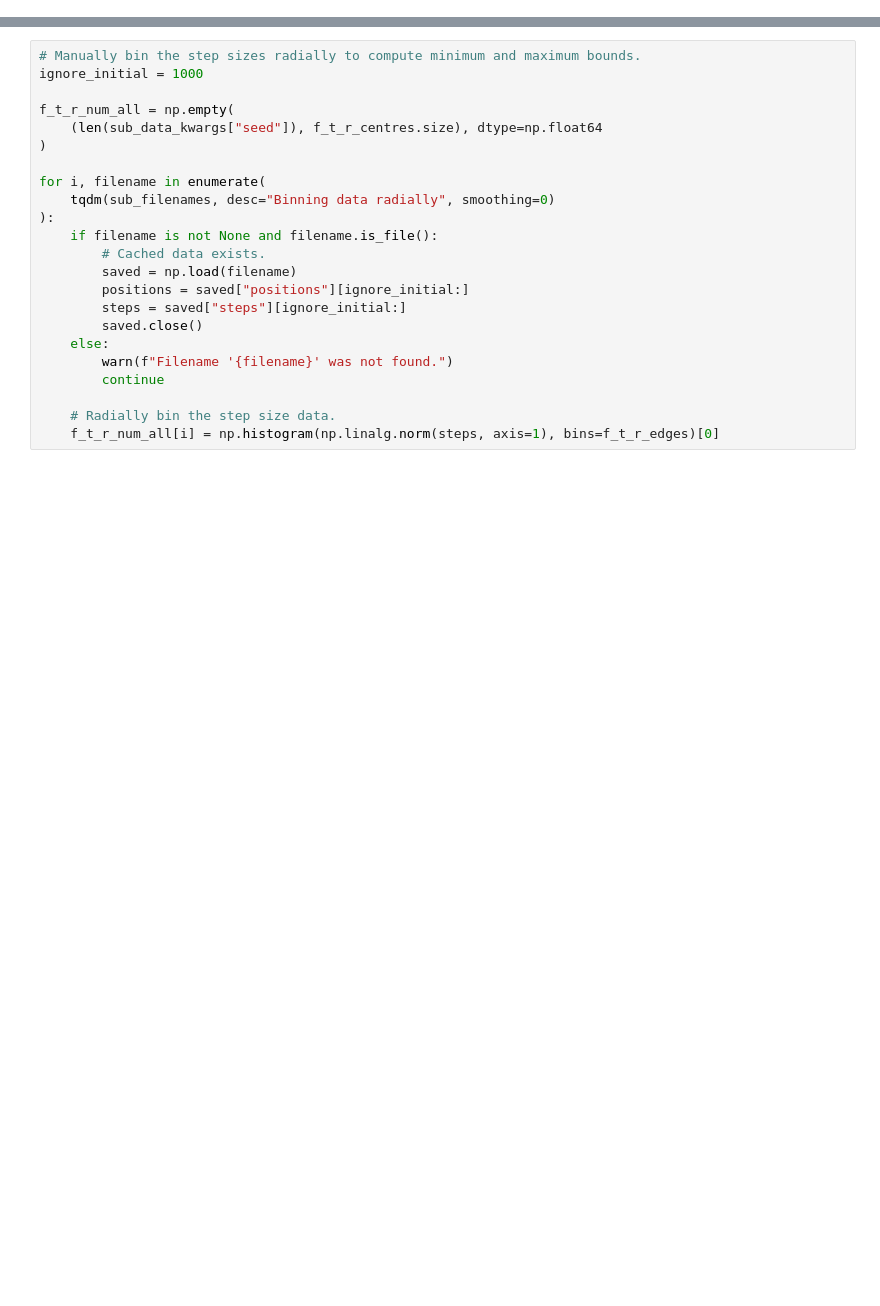
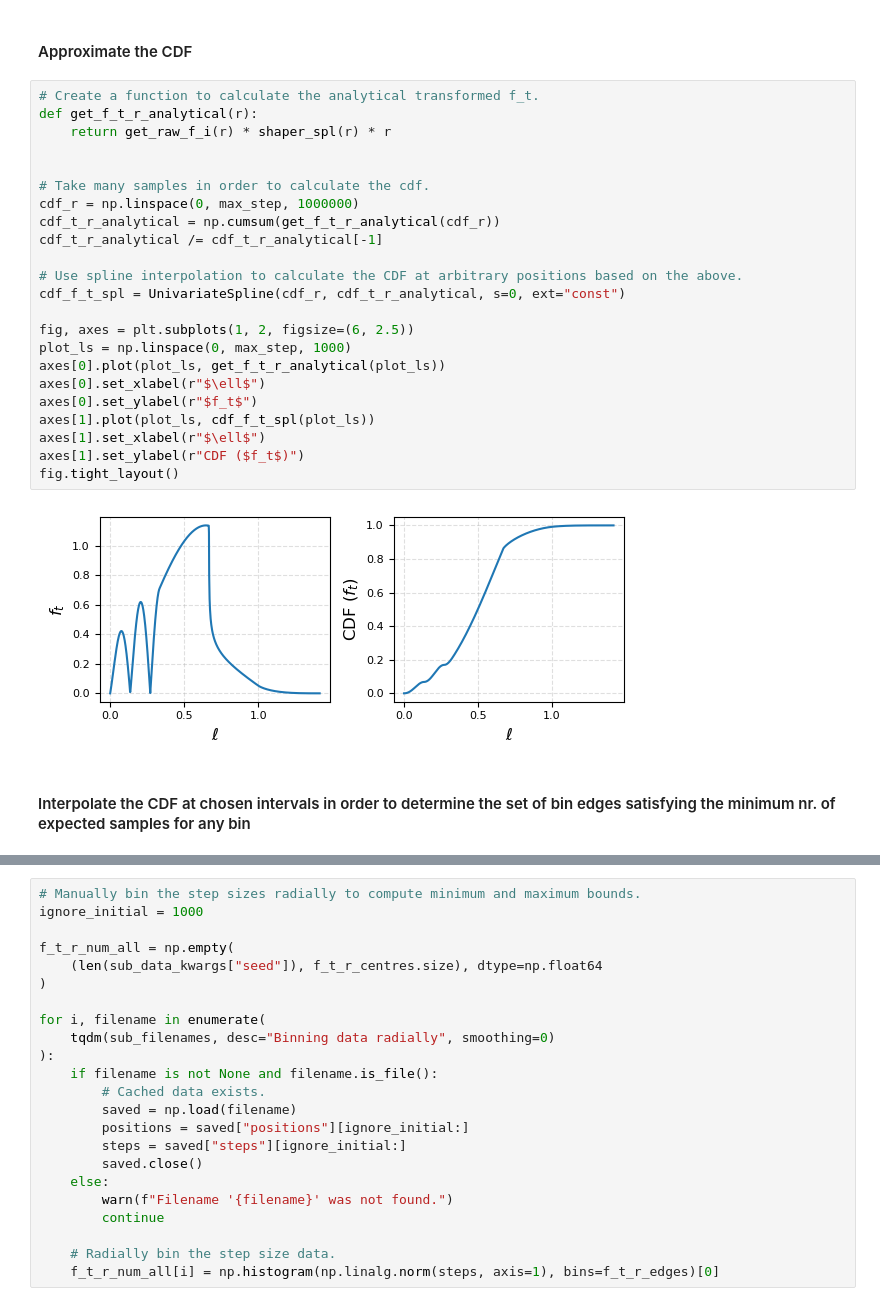
Before and after one commit to akuhnregnier/bounded-rand-walkers, a Jupyter notebook: examples/reconstruction_square.ipynb, the cells around one changed output, grey strips where cells are left out. Cells and saved outputs as stored; diff of their text form; blank space fills up the shorter version.

```diff
--- a/examples/reconstruction_square.ipynb
+++ b/examples/reconstruction_square.ipynb
@@ -54,0 +125,29 @@ data_kwargs = dict(
+# %% [markdown]
+#### Approximate the CDF
+# %%
+# Create a function to calculate the analytical transformed f_t.
+def get_f_t_r_analytical(r):
+    return get_raw_f_i(r) * shaper_spl(r) * r
+
+
+# Take many samples in order to calculate the cdf.
+cdf_r = np.linspace(0, max_step, 1000000)
+cdf_t_r_analytical = np.cumsum(get_f_t_r_analytical(cdf_r))
+cdf_t_r_analytical /= cdf_t_r_analytical[-1]
+
+# Use spline interpolation to calculate the CDF at arbitrary positions based on the above.
+cdf_f_t_spl = UnivariateSpline(cdf_r, cdf_t_r_analytical, s=0, ext="const")
+
+fig, axes = plt.subplots(1, 2, figsize=(6, 2.5))
+plot_ls = np.linspace(0, max_step, 1000)
+axes[0].plot(plot_ls, get_f_t_r_analytical(plot_ls))
+axes[0].set_xlabel(r"$\ell$")
+axes[0].set_ylabel(r"$f_t$")
+axes[1].plot(plot_ls, cdf_f_t_spl(plot_ls))
+axes[1].set_xlabel(r"$\ell$")
+axes[1].set_ylabel(r"CDF ($f_t$)")
+fig.tight_layout()
+# %% [output]
+[figure, added]
+# %% [markdown]
+#### Interpolate the CDF at chosen intervals in order to determine the set of bin edges satisfying the minimum nr. of expected samples for any bin
```
Also changed, not shown: parts of 15 cells of this notebook, 44 other files.
